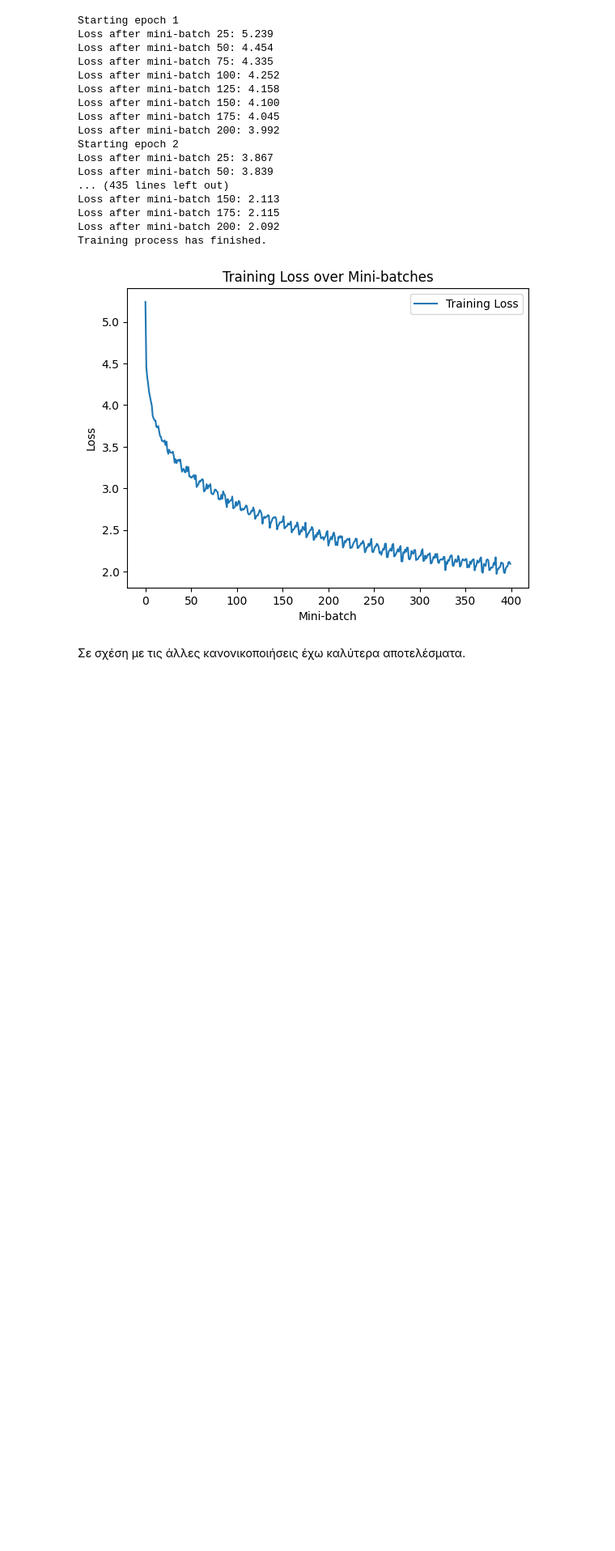
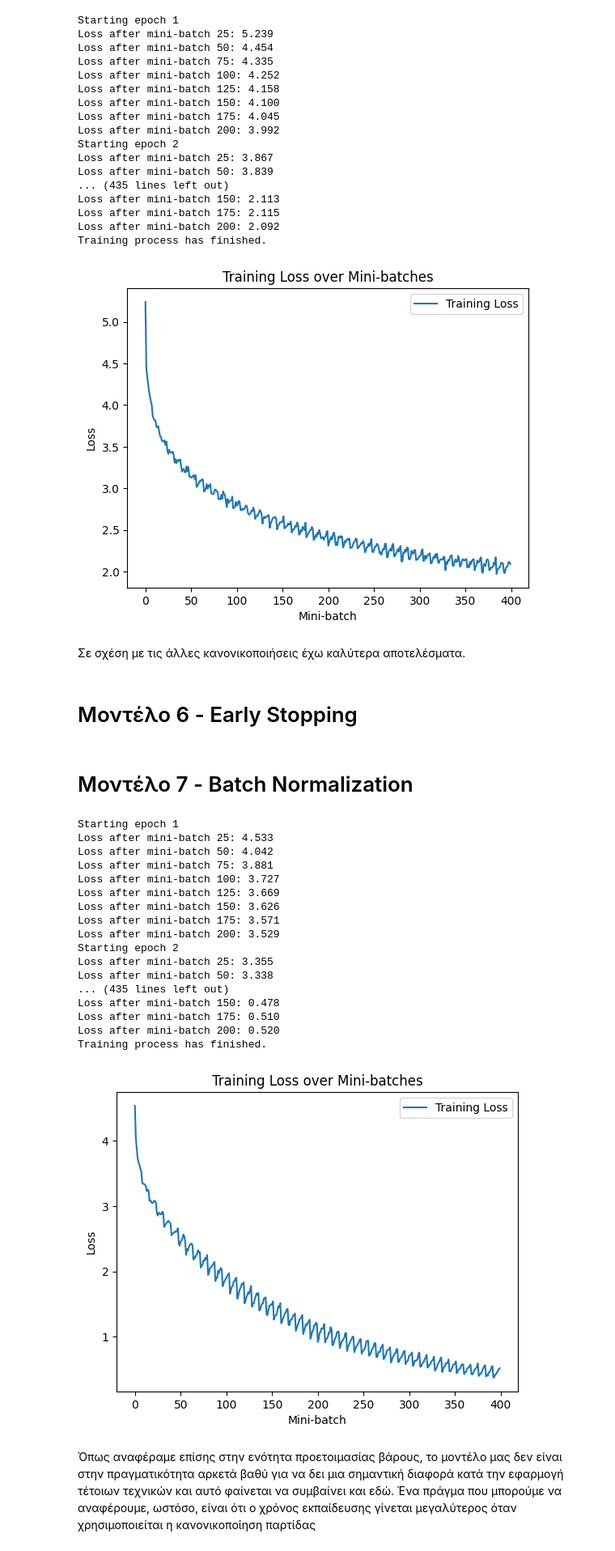
Before and after one commit to Stavroskiig/CNN-MLP-kNN-NC-CIFAR-100, a Jupyter notebook: NN_1st_assignment.ipynb, the cells around one changed output. Shown at 81% size. Drawn from its saved outputs; the diff is of its cells as text; code cells hidden in the pictures; blank space fills up the shorter version.

```diff
--- a/NN_1st_assignment.ipynb
+++ b/NN_1st_assignment.ipynb
@@ -599,9 +596,16 @@ x_train_tensor = torch.from_numpy(x_train_pca)
 y_train_indices = np.argmax(y_train_encoded, axis=1)
 y_train_tensor = torch.from_numpy(y_train_indices.astype(np.long))
 
+x_test_tensor = torch.from_numpy(x_test_pca)
+y_test_indices = np.argmax(y_test_encoded, axis=1)
+y_test_tensor = torch.from_numpy(y_test_indices.astype(np.long))
+
 train_dataset = TensorDataset(x_train_tensor, y_train_tensor)
+test_dataset = TensorDataset(x_test_tensor, y_test_tensor)
 
-train_loader = DataLoader(train_dataset, batch_size=250, shuffle=True)
+batch_size = 250
+train_loader = DataLoader(train_dataset, batch_size=batch_size, shuffle=True)
+test_loader = DataLoader(test_dataset, batch_size=batch_size, shuffle=False)
 # %% [output]
 Deprecated in NumPy 1.20; for more details and guidance: https://numpy.org/devdocs/release/1.20.0-notes.html#deprecations
   y_train_tensor = torch.from_numpy(y_train_indices.astype(np.long))
@@ -1117,3 +1165,62 @@ Training process has finished.
 [figure]
 # %% [markdown]
 Σε σχέση με τις άλλες κανονικοποιήσεις έχω καλύτερα αποτελέσματα.
+# %% [markdown]
+# Μοντέλο 6 - Early Stopping
+# %% [markdown]
+# Μοντέλο 7 - Batch Normalization
+# %%
+class Model_7(nn.Module):
+    def __init__(self, num_features, num_classes):
+        super(Model_7, self).__init__()
+
+        self.layers = nn.Sequential(
+            nn.Linear(num_features, 512),
+            nn.BatchNorm1d(512),
+            nn.ReLU(),
+            nn.Linear(512, 256),
+            nn.BatchNorm1d(256),
+            nn.ReLU(),
+            nn.Linear(256, num_classes)
+        )
+
+        # Apply He Normal initialization to linear layers
+        for layer in self.layers:
+            if isinstance(layer, nn.Linear):
+                nn.init.kaiming_normal_(layer.weight, mode='fan_in', nonlinearity='relu')
+
+    def forward(self, x):
+        return self.layers(x)
+
+# Example usage
+num_features = 87
+num_classes = 100
+dropout_rate = 0.2
+model = Model_7(num_features, num_classes)
+loss_function = nn.CrossEntropyLoss()
+optimizer = optim.Adam(model.parameters(), lr=0.001)
+num_epochs = 50
+
+# Assuming train_model is defined as mentioned in the previous responses
+train_model(model, train_loader, optimizer, loss_function, num_epochs)
+# %% [output]
+Starting epoch 1
+Loss after mini-batch 25: 4.533
+Loss after mini-batch 50: 4.042
+Loss after mini-batch 75: 3.881
+Loss after mini-batch 100: 3.727
+Loss after mini-batch 125: 3.669
+Loss after mini-batch 150: 3.626
+Loss after mini-batch 175: 3.571
+Loss after mini-batch 200: 3.529
+Starting epoch 2
+Loss after mini-batch 25: 3.355
+Loss after mini-batch 50: 3.338
+... (435 lines left out)
+Loss after mini-batch 150: 0.478
+Loss after mini-batch 175: 0.510
+Loss after mini-batch 200: 0.520
+Training process has finished.
+[figure, added]
+# %% [markdown]
+Όπως αναφέραμε επίσης στην ενότητα προετοιμασίας βάρους, το μοντέλο μας δεν είναι στην πραγματικότητα αρκετά βαθύ για να δει μια σημαντική διαφορά κατά την εφαρμογή τέτοιων τεχνικών και αυτό φαίνεται να συμβαίνει και εδώ. Ένα πράγμα που μπορούμε να αναφέρουμε, ωστόσο, είναι ότι ο χρόνος εκπαίδευσης γίνεται μεγαλύτερος όταν χρησιμοποιείται η κανονικοποίηση παρτίδας
```
Also changed, not shown: parts of 6 cells of this notebook.
